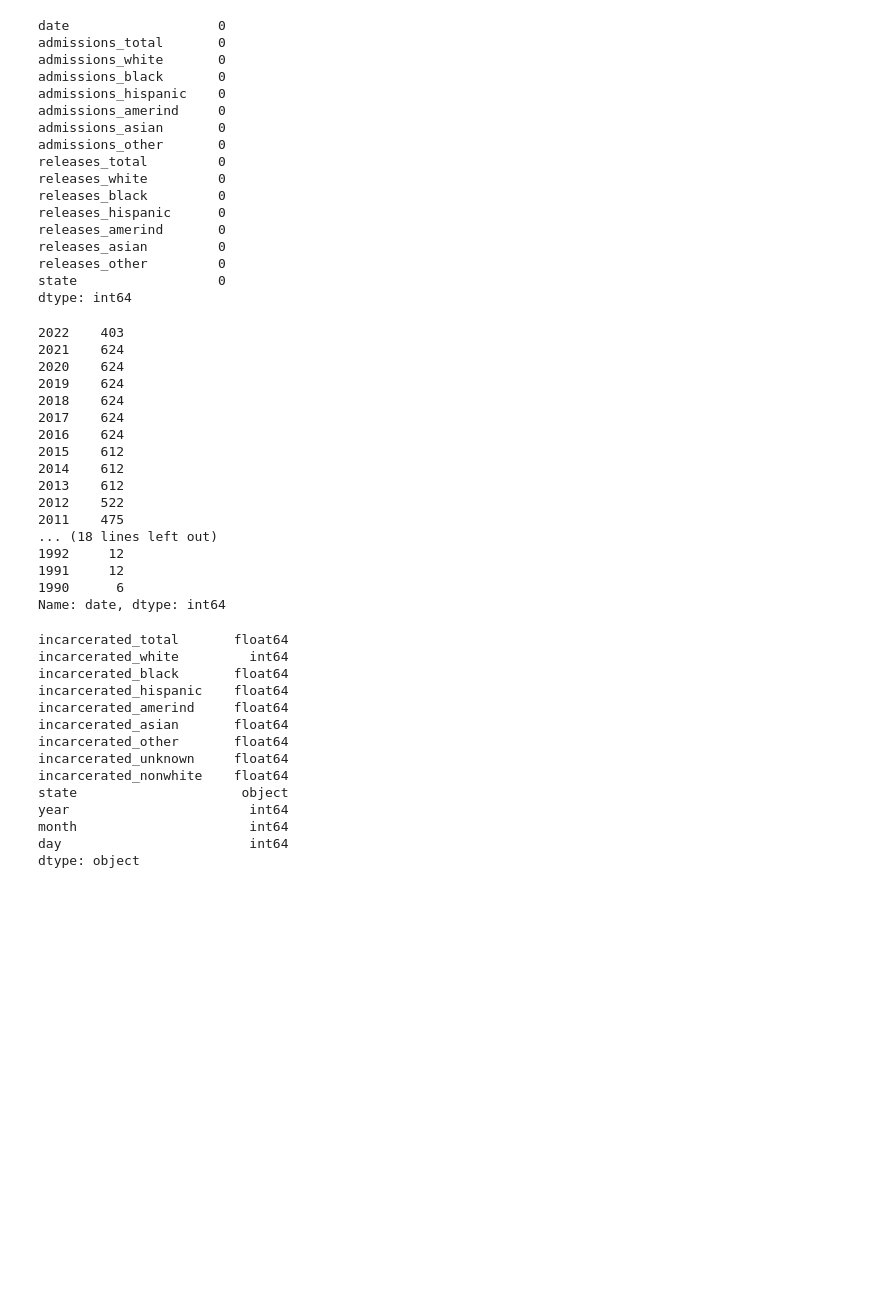
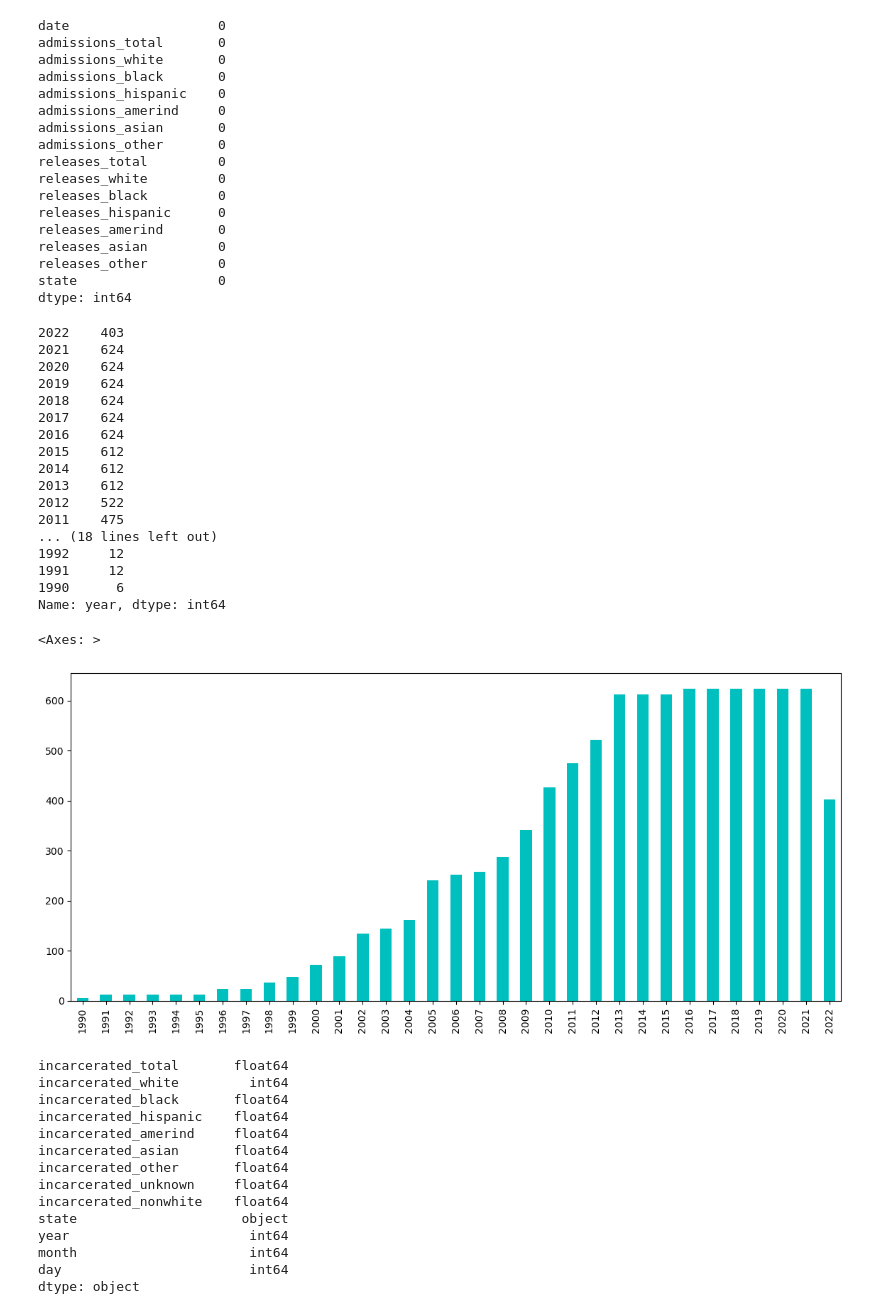
Before and after one commit to DataMasterBI/Prison_Population, a Jupyter notebook: EDA.ipynb, the cells around one changed output. Drawn from its saved outputs; the diff is of its cells as text; code cells hidden in the pictures; blank space fills up the shorter version.

Commit message:
retoco graficos

```diff
--- a/EDA.ipynb
+++ b/EDA.ipynb
@@ -142,8 +142,8 @@ releases_other         0
 state                  0
 dtype: int64
 # %%
-# Numero de observaciones por año
-df_pop['date'].dt.year.value_counts().sort_index(ascending=False)
+# Numero de encarcelamientos por año entre 1990 y 2022
+df_pop['year'].value_counts().sort_index(ascending=False)
 # %% [output]
 2022    403
 2021    624
@@ -161,7 +161,13 @@ df_pop['date'].dt.year.value_counts().sort_index(ascending=False)
 1992     12
 1991     12
 1990      6
-Name: date, dtype: int64
+Name: year, dtype: int64
+# %%
+# Grafico la cantidad de encarcelamientos por año entre 1990 y 2022
+df_pop['year'].value_counts().sort_index(ascending=True).plot(kind='bar', figsize=(14,6), color='c')
+# %% [output]
+<Axes: >
+[figure, added]
 # %%
 #Separo por año, mes y dia para hacer las agrupaciones
 df_admision['year'] = df_admision['date'].dt.year
```
Also changed, not shown: parts of 3 cells of this notebook.
